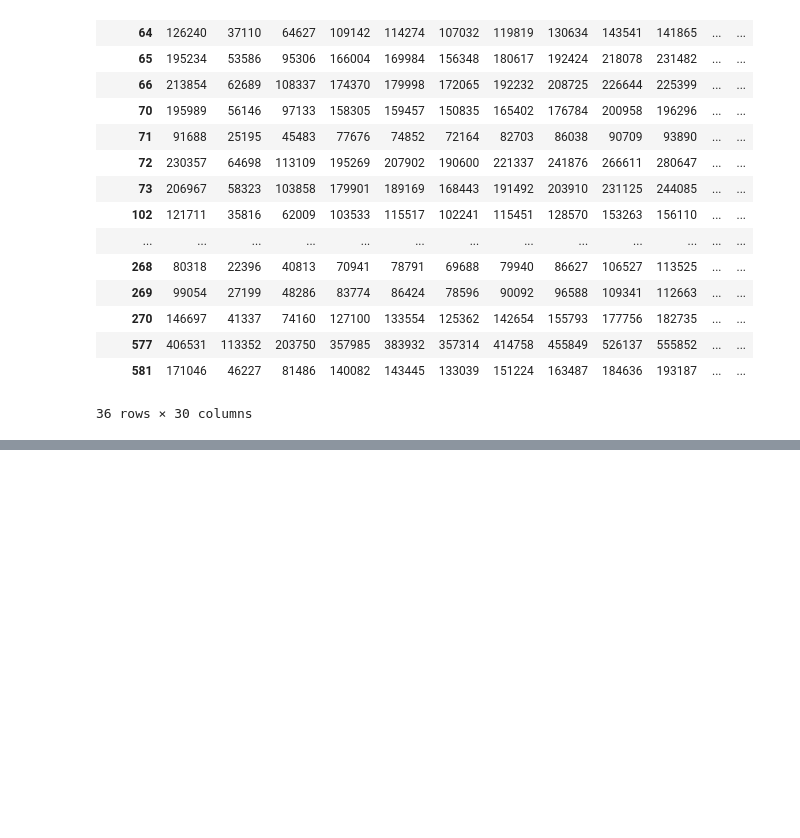
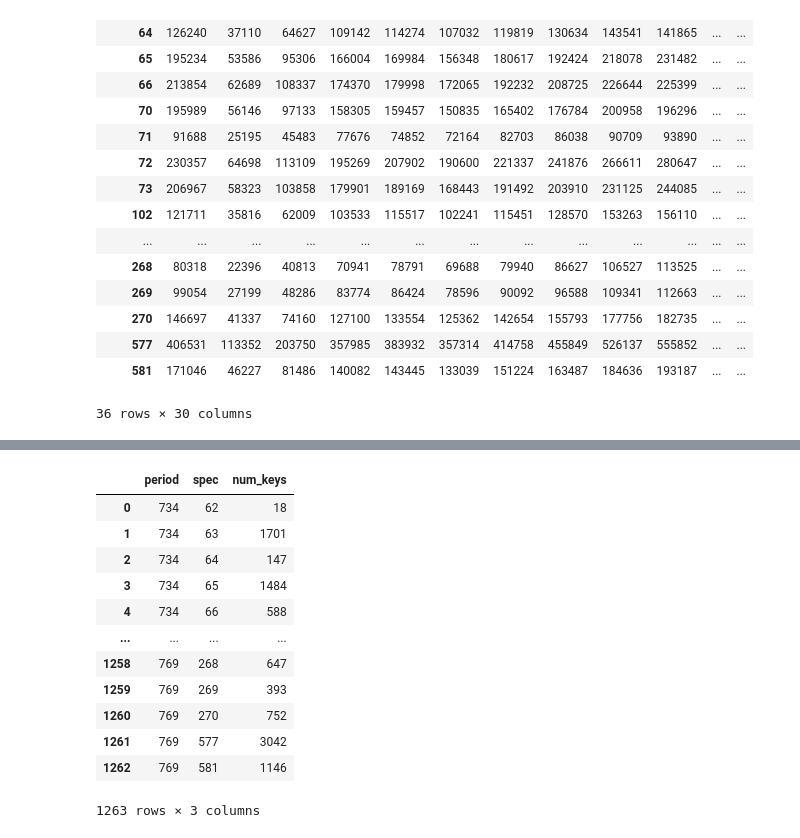
Before and after one commit to ily123/blizzard_api, a Jupyter notebook: dashboard_class_representation/ridge_plot_module.ipynb, the cells around one changed output, grey strips where cells are left out. Cells and saved outputs as stored; diff of their text form; code cells hidden in the pictures; blank space fills up the shorter version.

```diff
--- a/dashboard_class_representation/ridge_plot_module.ipynb
+++ b/dashboard_class_representation/ridge_plot_module.ipynb
@@ -86,0 +176,18 @@ array([60866, 18014, 29543, 44106, 42838, 39428, 39559, 39031, 38790,
+# %%
+htable = hdf[['period', 'spec', 'num_keys']].groupby(by = ['period', 'spec']).sum()
+htable2 = htable.reset_index()
+htable2
+# %% [output]
+|  | period | spec | num_keys |
+| 0 | 734 | 62 | 18 |
+| 1 | 734 | 63 | 1701 |
+| 2 | 734 | 64 | 147 |
+| 3 | 734 | 65 | 1484 |
+| 4 | 734 | 66 | 588 |
+| ... | ... | ... | ... |
+| 1258 | 769 | 268 | 647 |
+| 1259 | 769 | 269 | 393 |
+| 1260 | 769 | 270 | 752 |
+| 1261 | 769 | 577 | 3042 |
+| 1262 | 769 | 581 | 1146 |
+1263 rows × 3 columns
```
Also changed, not shown: parts of 28 cells of this notebook, 15 other files.
